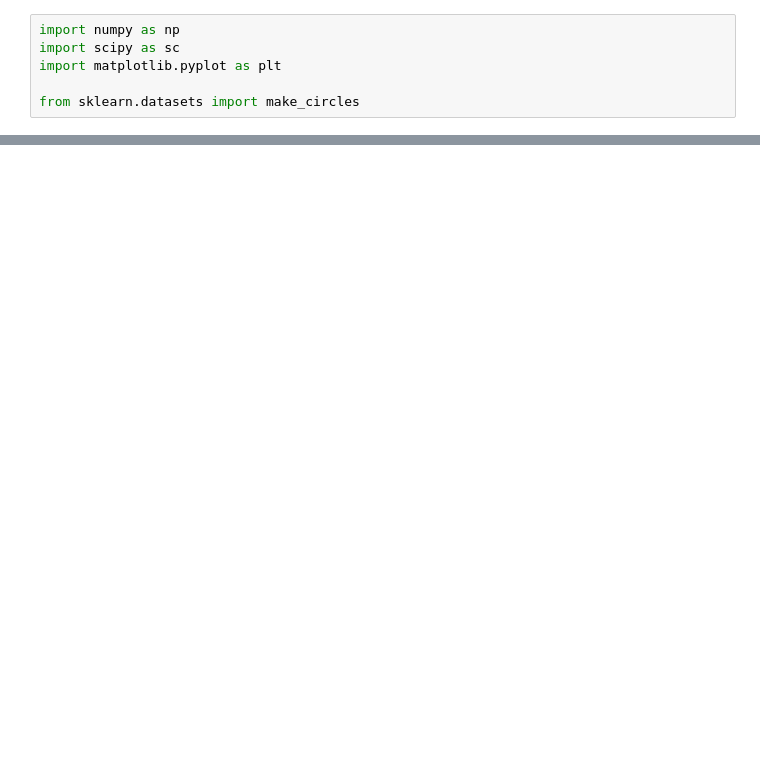
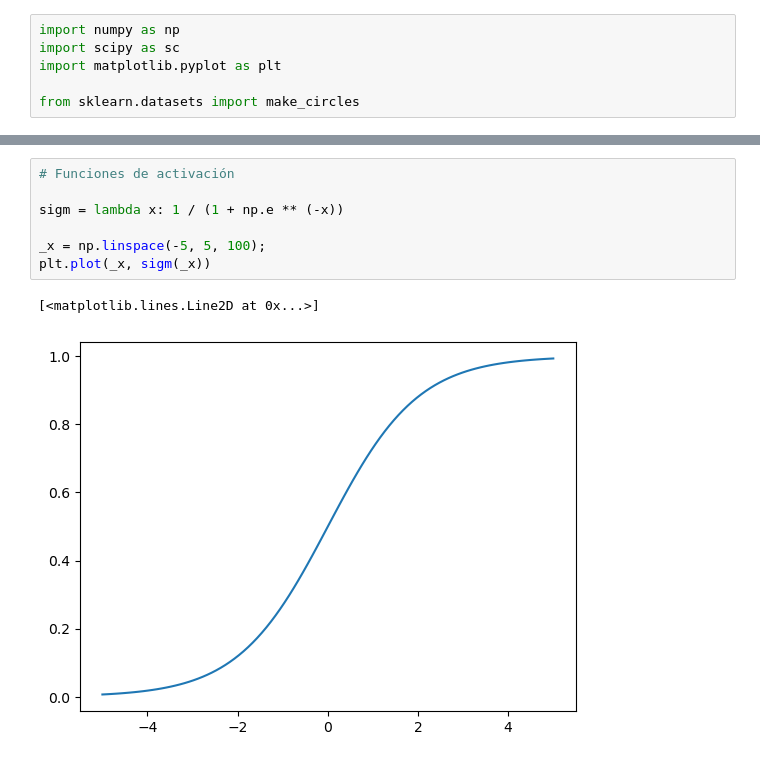
Before and after one commit to lalodsi/first-neural-network, a Jupyter notebook: App.ipynb, the cells around one changed output, grey strips where cells are left out. Saved outputs shown, nothing was run; the diff lists cells and outputs as text; blank space fills up the shorter version.

```diff
--- a/App.ipynb
+++ b/App.ipynb
@@ -24,0 +44,10 @@ plt.show()
+# %%
+# Funciones de activación
+
+sigm = lambda x: 1 / (1 + np.e ** (-x))
+
+_x = np.linspace(-5, 5, 100);
+plt.plot(_x, sigm(_x))
+# %% [output]
+[<matplotlib.lines.Line2D at 0x...>]
+[figure, added]
```
Also changed, not shown: parts of 5 cells of this notebook.
